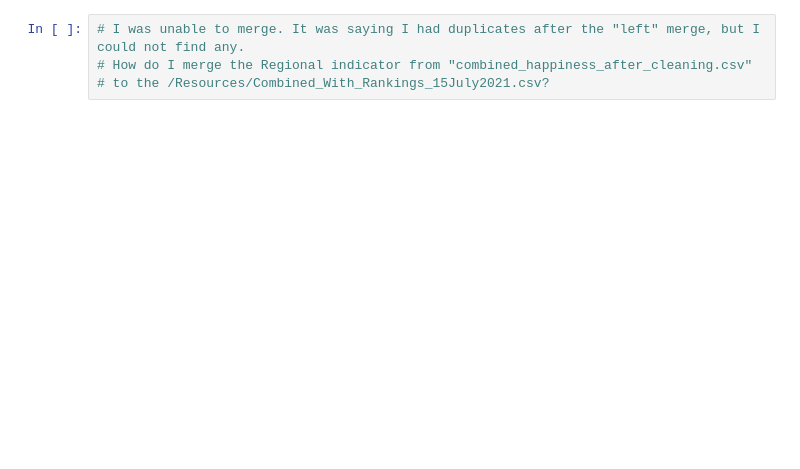
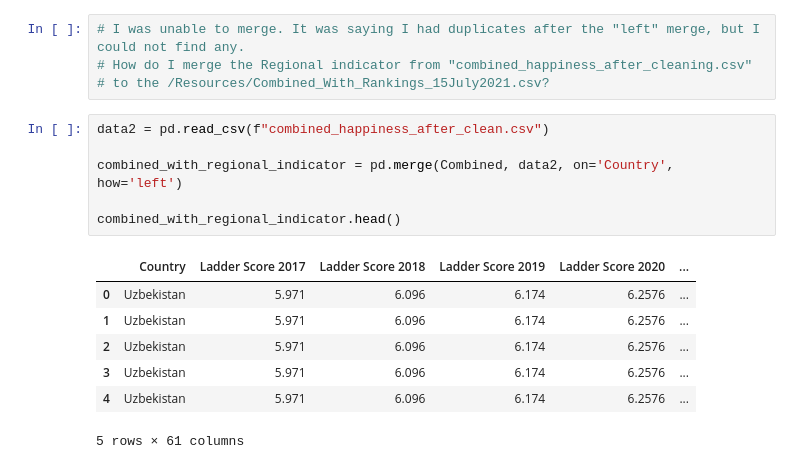
Before and after one commit to Ryan-Malin/TeamHappinessMain, a Jupyter notebook: RyanFromRamya.ipynb, the cells around one changed output. Drawn from its saved outputs; the diff is of its cells as text; blank space fills up the shorter version.

```diff
--- a/RyanFromRamya.ipynb
+++ b/RyanFromRamya.ipynb
@@ -598,3 +596,17 @@ ax = countries.plot.bar(rot=0)
 # I was unable to merge. It was saying I had duplicates after the "left" merge, but I could not find any.
 # How do I merge the Regional indicator from "combined_happiness_after_cleaning.csv"
 # to the /Resources/Combined_With_Rankings_15July2021.csv?
+# %%
+data2 = pd.read_csv(f"combined_happiness_after_clean.csv")
+
+combined_with_regional_indicator = pd.merge(Combined, data2, on='Country', how='left')
+
+combined_with_regional_indicator.head()
+# %% [output]
+|  | Country | Ladder Score 2017 | Ladder Score 2018 | Ladder Score 2019 | Ladder Score 2020 | ... |
+| 0 | Uzbekistan | 5.971 | 6.096 | 6.174 | 6.2576 | ... |
+| 1 | Uzbekistan | 5.971 | 6.096 | 6.174 | 6.2576 | ... |
+| 2 | Uzbekistan | 5.971 | 6.096 | 6.174 | 6.2576 | ... |
+| 3 | Uzbekistan | 5.971 | 6.096 | 6.174 | 6.2576 | ... |
+| 4 | Uzbekistan | 5.971 | 6.096 | 6.174 | 6.2576 | ... |
+5 rows × 61 columns
```
Also changed, not shown: parts of 5 cells of this notebook.
